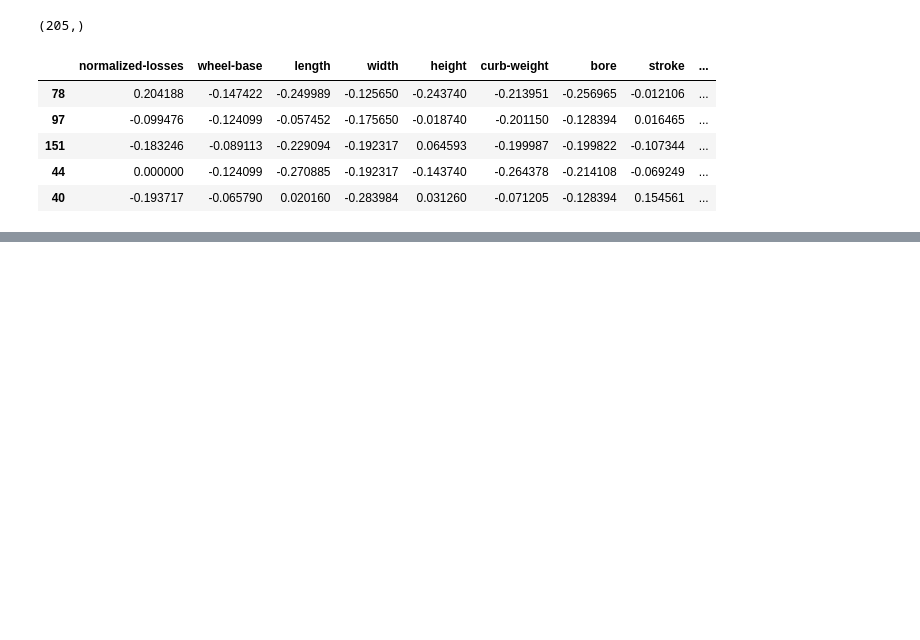
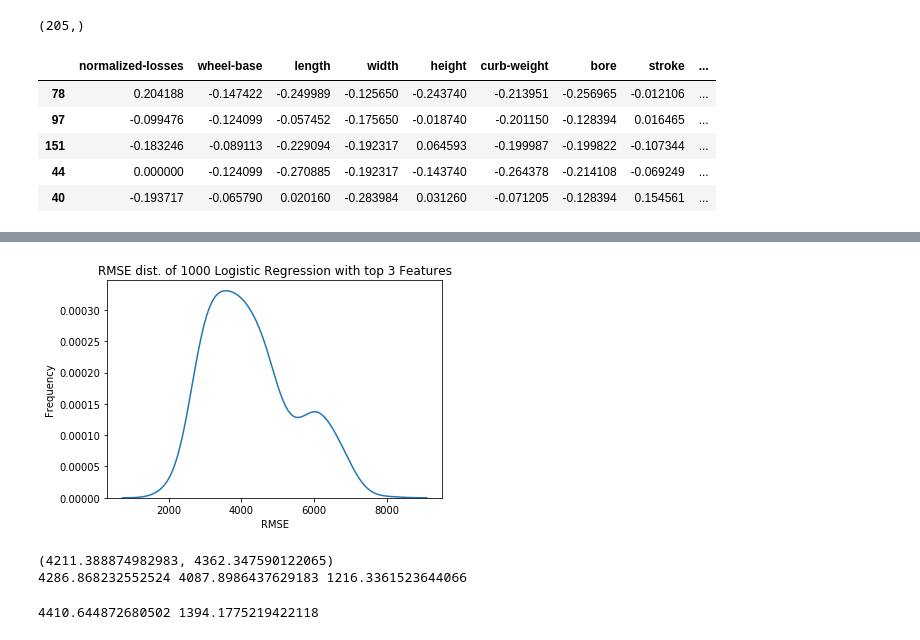
Before and after one commit to vta92/DS_projects, a Jupyter notebook: Predicting_car_project/car_prediction.ipynb, the cells around one changed output, grey strips where cells are left out. Cells and saved outputs as stored; diff of their text form; code cells hidden in the pictures; blank space fills up the shorter version.

```diff
--- a/Predicting_car_project/car_prediction.ipynb
+++ b/Predicting_car_project/car_prediction.ipynb
@@ -398,0 +425,34 @@ It is also understandable that with the standard deviation of 7000$, a 3000$ rms
+# %%
+#now we look at the distribution of our frequency plot and finalement, we calculate the quantile to see our confidence level.
+import scipy.stats as stats
+
+rmse_linear_lst = pd.Series(rmse_linear_lst)
+sns.kdeplot(rmse_linear_lst)
+plt.title("RMSE dist. of 1000 Logistic Regression with top 3 Features")
+plt.xlabel("RMSE")
+plt.ylabel("Frequency")
+plt.show()
+
+#95% confidence interval, with mean and standard errors
+def conf_interval_mean(dist, ci=0.95):
+    # ppf: Percent Point Function (Inverse of CDF)
+    mean, stderr, m = np.mean(dist), stats.sem(dist), stats.t.ppf((1+ci)/2, len(dist)-1)
+    lower, upper = (mean-stderr*m, mean+stderr*m)
+    return lower,upper
+print(conf_interval_mean(rmse_linear_lst,0.95))
+print(rmse_linear_lst.mean(),rmse_linear_lst.median(),rmse_linear_lst.std())
+# %% [output]
+[figure, added]
+(4211.388874982983, 4362.347590122065)
+4286.868232552524 4087.8986437629183 1216.3361523644066
+# %%
+#recall that feature set #2 gave us better data on line 220, with $4000 RMSE. Let's see if it's still true here.
+
+rmse_linear_lst2 = []
+#1000 times
+for i in range (0,1000):
+    rmse_linear_lst2.append(linear_reg(new_df,features2))
+print(np.mean(rmse_linear_lst2), np.std(rmse_linear_lst2))
+#rmse_linear_lst
+# %% [output]
+4410.644872680502 1394.1775219422118
```
Also changed, not shown: parts of 8 cells of this notebook.
